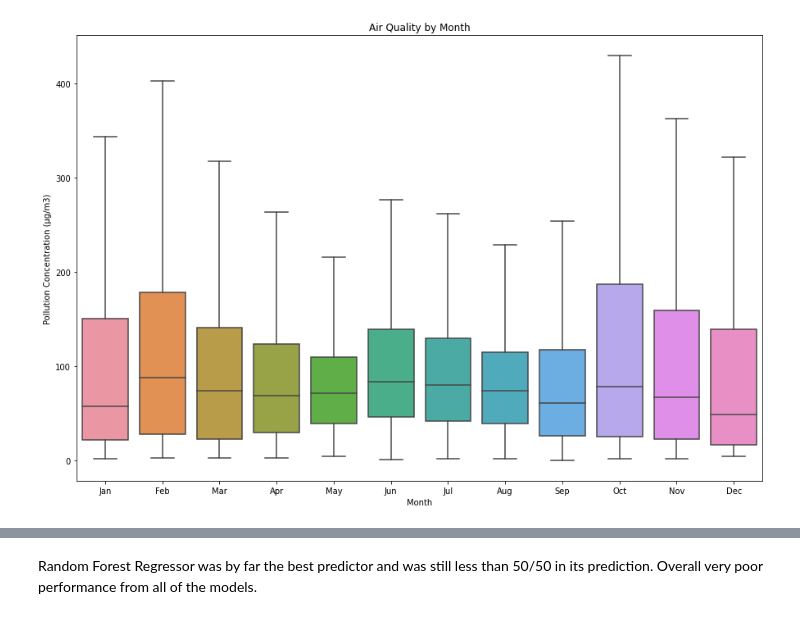
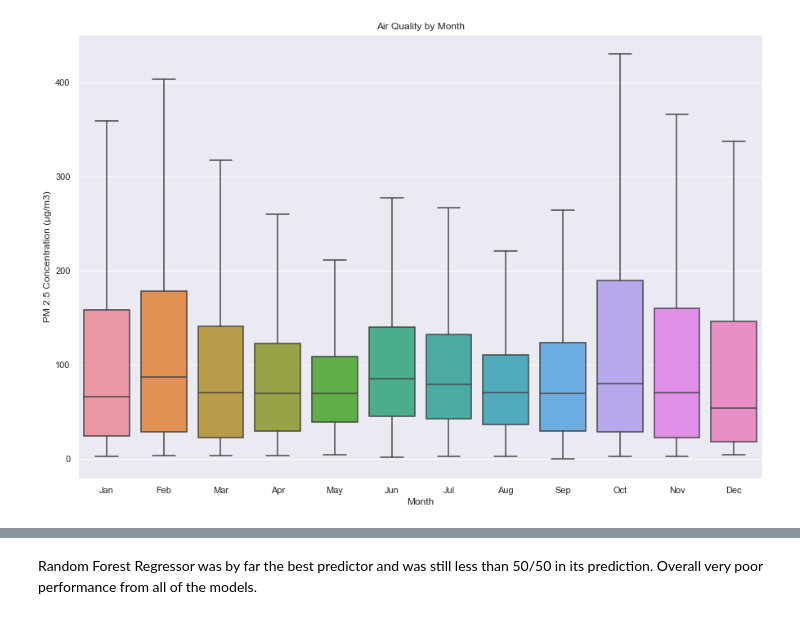
Before and after one commit to haldersas/Time-Series-Visualization-BeijingPM2.5, a Jupyter notebook: Final Project Notebook.ipynb, the cells around one changed output, grey strips where cells are left out. Cells and saved outputs as stored; diff of their text form; code cells hidden in the pictures.

```diff
--- a/Final Project Notebook.ipynb
+++ b/Final Project Notebook.ipynb
@@ -8,7 +7,9 @@ import matplotlib.pyplot as plt
 import numpy as np
 import datetime
 %matplotlib inline
-from sklearn.preprocessing import StandardScaler
+import seaborn as sns
+sns.set()
+from sklearn.preprocessing import RobustScaler
 from sklearn.model_selection import train_test_split, cross_val_score
 from sklearn.linear_model import LinearRegression
 from sklearn.metrics import r2_score
@@ -23,8 +24,8 @@ from sklearn.ensemble import BaggingRegressor
 from sklearn.ensemble import BaggingRegressor
 from sklearn.model_selection import cross_val_score
 from sklearn.model_selection import RandomizedSearchCV
-import seaborn as sns
-import collections
+from tensorflow import keras
+from tensorflow.keras import layers
 # %%
 !curl -O https://archive.ics.uci.edu/ml/machine-learning-databases/00381/PRSA_data_2010.1.1-2014.12.31.csv
 # %% [output]
@@ -72,0 +75,4 @@ Attribute Information:
+# %%
+# Look at our dataset first
+df = pd.read_csv('PRSA_data_2010.1.1-2014.12.31.csv', index_col=0)
+df.sample(10)
@@ -108,4 +221,0 @@ df.describe()
-# %%
-#Dropping the first day as the pm2.5 column only has 'nan' values
-df = df[24:].fillna(method='ffill')
-df['pm2.5'].isna().sum()
@@ -154,11 +388,12 @@ plt.show()
 # %%
+# Distribution of pollution over a year
 import calendar
 plt.figure(figsize=(15,10))
 sns.boxplot(x="month", y="pm2.5", data=df, showfliers=False)
 plt.xlabel('Month')
-plt.ylabel('Pollution Concentration (μg/m3)')
+plt.ylabel('PM 2.5 Concentration (μg/m3)')
 plt.title('Air Quality by Month')
 plt.xticks(range(0,12), calendar.month_abbr[1:13])
 plt.show()
 # %% [output]
-[figure, old version]
+[figure, new version]
```
Also changed, not shown: parts of 59 cells of this notebook.
